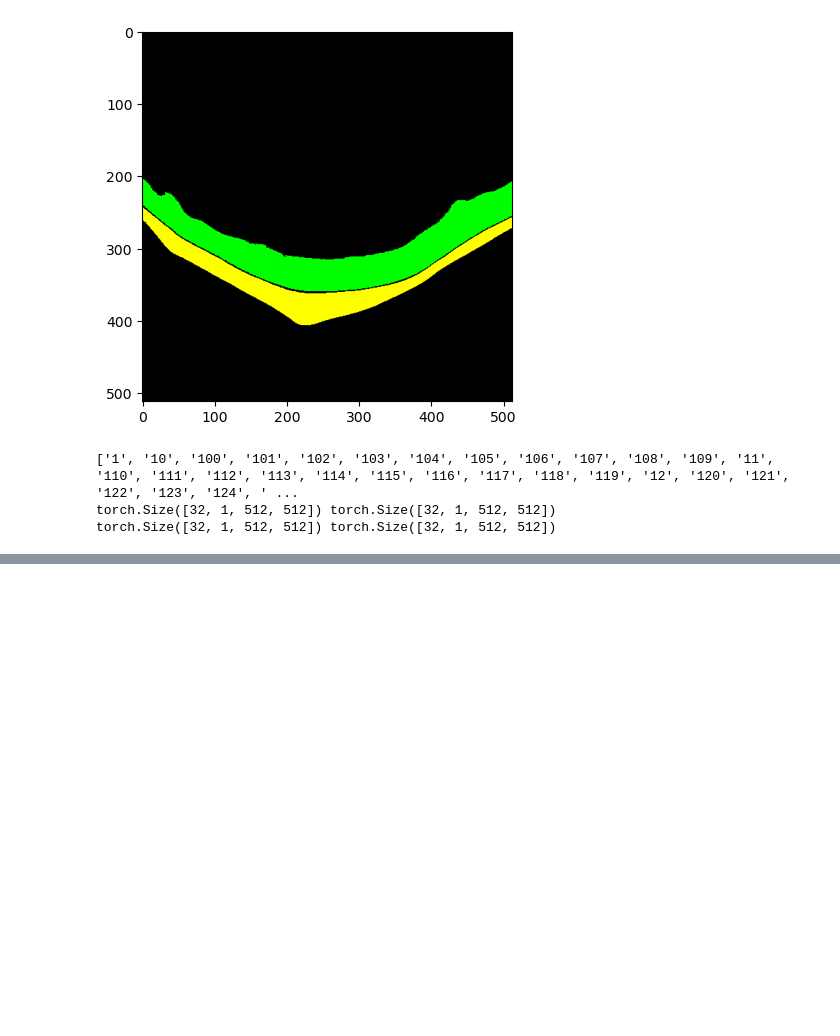
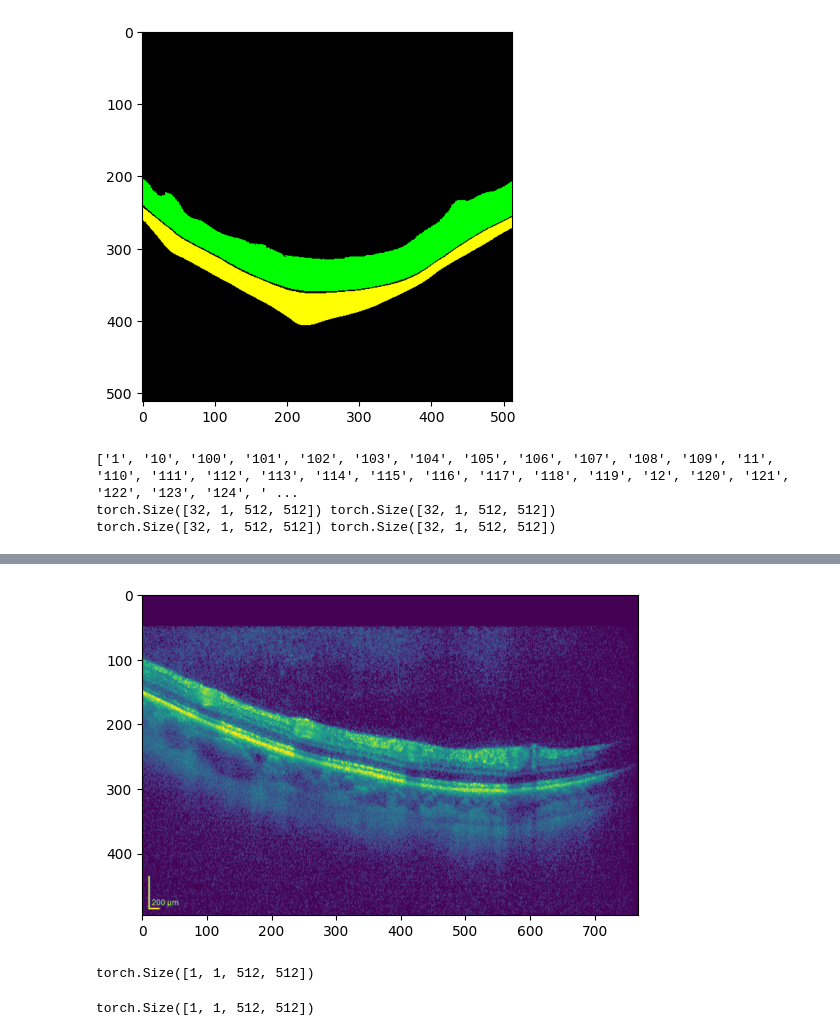
Before and after one commit to Arueris/Segmentation, a Jupyter notebook: dev.ipynb, the cells around one changed output, grey strips where cells are left out. Cells and saved outputs as stored; diff of their text form; code cells hidden in the pictures; blank space fills up the shorter version.

```diff
--- a/dev.ipynb
+++ b/dev.ipynb
@@ -108,0 +163,37 @@ UnetPlusPlus(
+# %%
+from PIL import Image
+
+img = Image.open(r"datasets/OCTDatasetNormalDrusenCNV/Images/NORMAL/1/OD/000_normal.jpg")
+img = img.convert("L")  # convert to grayscale
+import matplotlib.pyplot as plt
+plt.imshow(img)
+plt.show()
+
+import segmentation_models_pytorch as smp
+
+encoder = smp.encoders.get_encoder(
+    "resnet34",
+    in_channels=1,
+    weights=None,
+)
+
+import numpy as np
+img_np = np.array(img, dtype=np.float32)
+
+import torch
+
+img_tensor = torch.tensor(img_np).unsqueeze(0).unsqueeze(0)  # (1, 1, H, W)
+img_tensor = img_tensor.resize_(1, 1, 512, 512)  # resize to (1, 1, 512, 512)
+features = encoder(img_tensor)
+print(features[0].shape)
+# %% [output]
+[figure, added]
+torch.Size([1, 1, 512, 512])
+# %%
+import torch
+
+size = (512, 512)
+input_tensor = torch.randn((1, 1) + size)
+print(input_tensor.shape)
+# %% [output]
+torch.Size([1, 1, 512, 512])
```
Also changed, not shown: parts of 5 cells of this notebook, 4 other files.
